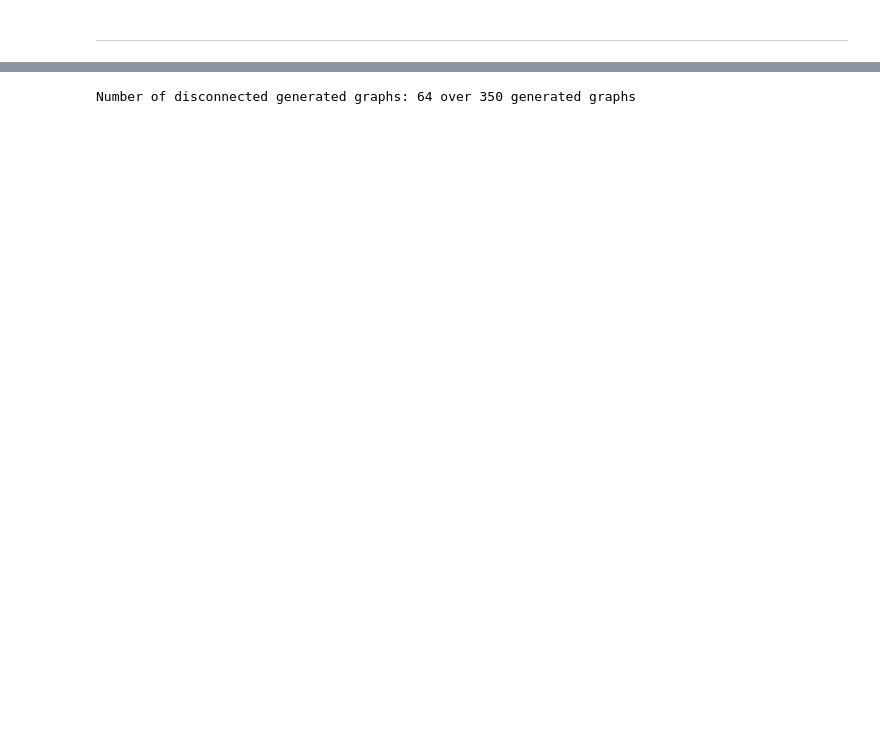
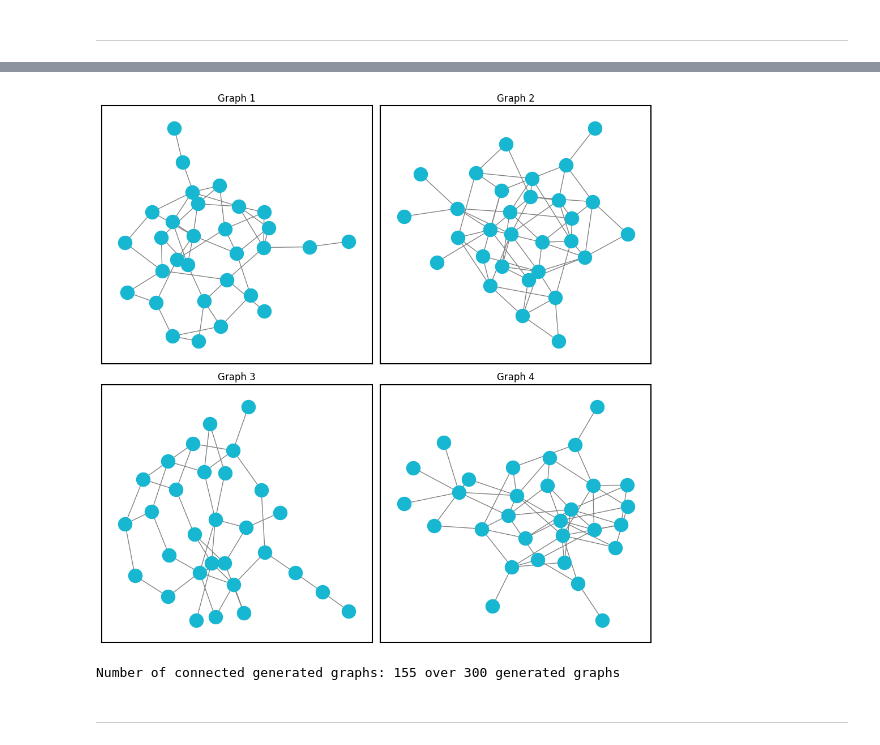
Before and after one commit to LorenzoTonet/deep_erg_experiments, a Jupyter notebook: 30IEEE_eval.ipynb, the cells around one changed output, grey strips where cells are left out. Saved outputs shown, nothing was run; the diff lists cells and outputs as text; code cells hidden in the pictures; blank space fills up the shorter version.

```diff
--- a/30IEEE_eval.ipynb
+++ b/30IEEE_eval.ipynb
@@ -17,9 +17,14 @@ device = torch.device("cpu")
 with open("data/30IEEE_synth_dataset/reduced_30IEEE_synth_list_GraphDataset.pkl", "rb") as f:
     dataset_30IEEE = pkl.load(f)
 
-with open("Saved_models/30IEEE_GNN_EBM_30epochs.pkl", "rb") as f:
-    model_30IEEE_30epochs = pkl.load(f)
+
 
 with open("Saved_models/30IEEE_GNN_EBM_50epochs_200GS.pkl", "rb") as f:
-    model_30IEEE_50epochs_200GS = pkl.load(f)
+    baseline_30IEEE_50epochs_200GS = pkl.load(f)
+
+with open("Saved_models/30IEEE_GNN_EBM_20epochs_2500GS.pkl", "rb") as f:
+    model_30IEEE_20epochs_2500GS = pkl.load(f)
+
+with open("Saved_models/6MP_256HDim/30IEEE_GNN_EBM_300GS_6MP.pkl", "rb") as f:
+    model_30IEEE_300GS_6MP = pkl.load(f)
 # %%
@@ -55,12 +40,11 @@ Metrics after 1000 Gibbs steps(model 2): {'degree_mmd': 0.03363762391174, 'clust
 # %%
 generated = []
+generated_tensors = []
+
 with torch.no_grad():
-    for i in range(350):
+    for i in range(300):
         A, feats = dataset_30IEEE[i]
-        A_gen = gibbs_ministeps(A, model_30IEEE_50epochs_200GS, feats.to(device), device, mini_steps=200)
+        A_gen = gibbs_ministeps(A, model_30IEEE_20epochs_2500GS, feats.to(device), device, mini_steps=500)
         G_gen = nx.from_numpy_array(A_gen.cpu().numpy())
         generated.append(G_gen)
-
-show_graph_grid(generated, rows=3, cols=3, layout="spring")
-
-compare_statistics(dataset_30IEEE.graphs, generated)
+        generated_tensors.append(torch.tensor(A_gen.cpu().numpy()))
@@ -92,9 +83,15 @@ Generated graphs: 350 graphs
+# %%
+plot_random_graphs(generated_tensors, 4)
+# %% [output]
+[figure, added]
 # %%
 c = 0
 for g in generated:
-    if not nx.is_connected(g):
+    if nx.is_connected(g):
         c += 1
 
-print(f"Number of disconnected generated graphs: {c} over {len(generated)} generated graphs")
+print(f"Number of connected generated graphs: {c} over {len(generated)} generated graphs")
 # %% [output]
-Number of disconnected generated graphs: 64 over 350 generated graphs
+Number of connected generated graphs: 155 over 300 generated graphs
+# %% [markdown]
+---
```
Also changed, not shown: parts of 12 cells of this notebook, 5 other files.
